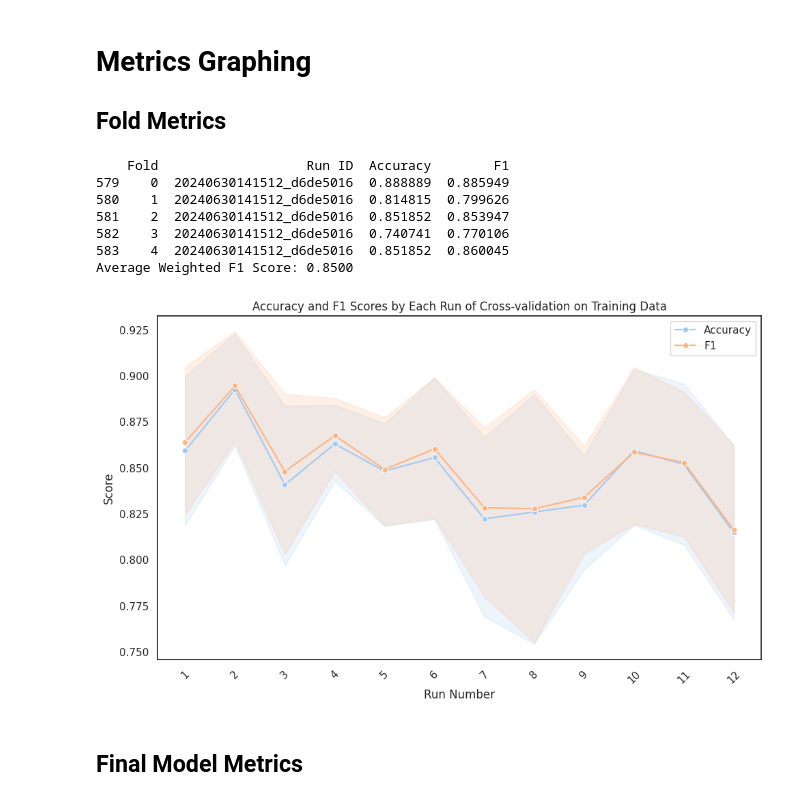
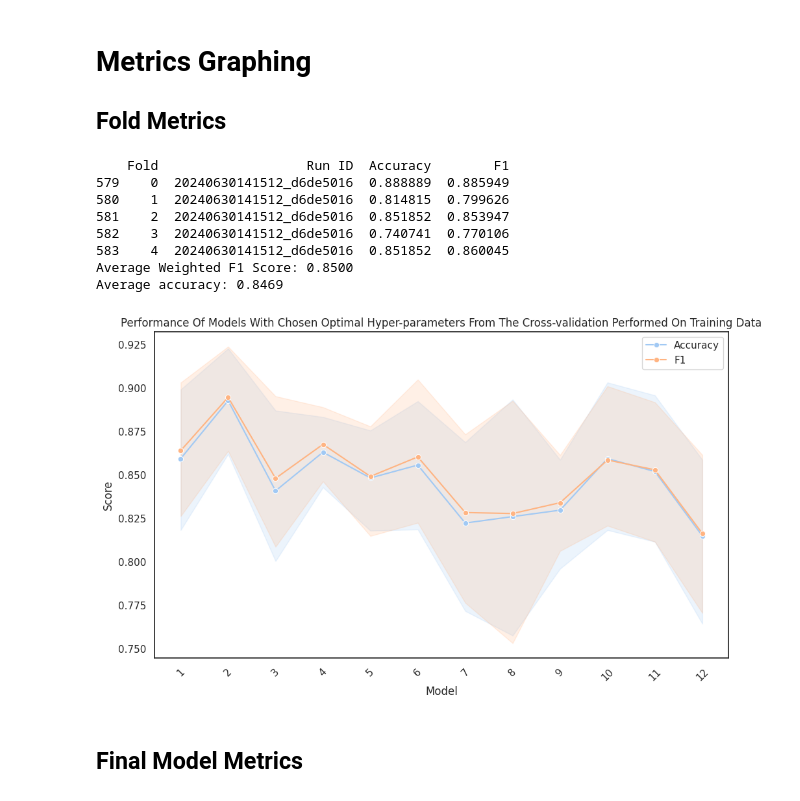
Before and after one commit to kikisprdx/NN_Semester_Project, a Jupyter notebook: NN_Kikis_Data.ipynb, the cells around one changed output. Saved outputs shown, nothing was run; the diff lists cells and outputs as text; code cells hidden in the pictures.

Commit message:
changed plotting labels plus deleted unnecessary stuff.

```diff
--- a/NN_Kikis_Data.ipynb
+++ b/NN_Kikis_Data.ipynb
@@ -186,36 +189,42 @@ plt.figure(figsize=(10, 6))
 run_id_mapping = {run_id: i+1 for i, run_id in enumerate(accuracy_data['Run ID'].unique())}
 accuracy_data['Run Number'] = accuracy_data['Run ID'].map(run_id_mapping)
 
 # Create the line plots for Accuracy and F1 using the new Run Number
 sns.lineplot(x='Run Number', y='Accuracy', data=accuracy_data, marker='o', label='Accuracy')
 sns.lineplot(x='Run Number', y='F1', data=accuracy_data, marker='o', label='F1')
 
 # Calculate and print the average F1 score
 average_f1 = accuracy_data['F1'].mean()
 print(f"Average Weighted F1 Score: {average_f1:.4f}")
 
+
+average_a = accuracy_data['Accuracy'].mean()
+print(f"Average accuracy: {average_a:.4f}")
+
+
 plt.xticks(range(1, len(run_id_mapping) + 1))
 
 # Improve the layout
 plt.xticks(rotation=45)  # Rotate the x-axis labels to prevent overlap
 plt.tight_layout()  # Adjust the layout to make room for the rotated labels
 
 # Add labels and title
-plt.xlabel('Run Number')
+plt.xlabel('Model')
 plt.ylabel('Score')
-plt.title('Accuracy and F1 Scores by Each Run of Cross-validation on Training Data')
+plt.title('Performance Of Models With Chosen Optimal Hyper-parameters From The Cross-validation Performed On Training Data')
 
 plt.savefig('accuracy_f1_scores_folds.png')
 plt.show()
 # %% [output]
     Fold                   Run ID  Accuracy        F1
 579    0  20240630141512_d6de5016  0.888889  0.885949
 580    1  20240630141512_d6de5016  0.814815  0.799626
 581    2  20240630141512_d6de5016  0.851852  0.853947
 582    3  20240630141512_d6de5016  0.740741  0.770106
 583    4  20240630141512_d6de5016  0.851852  0.860045
 Average Weighted F1 Score: 0.8500
+Average accuracy: 0.8469
-[figure, old version]
+[figure, new version]
 # %% [markdown]
 ## Final Model Metrics
 # %%
```
Also changed, not shown: parts of 7 cells of this notebook, 2 other files.
